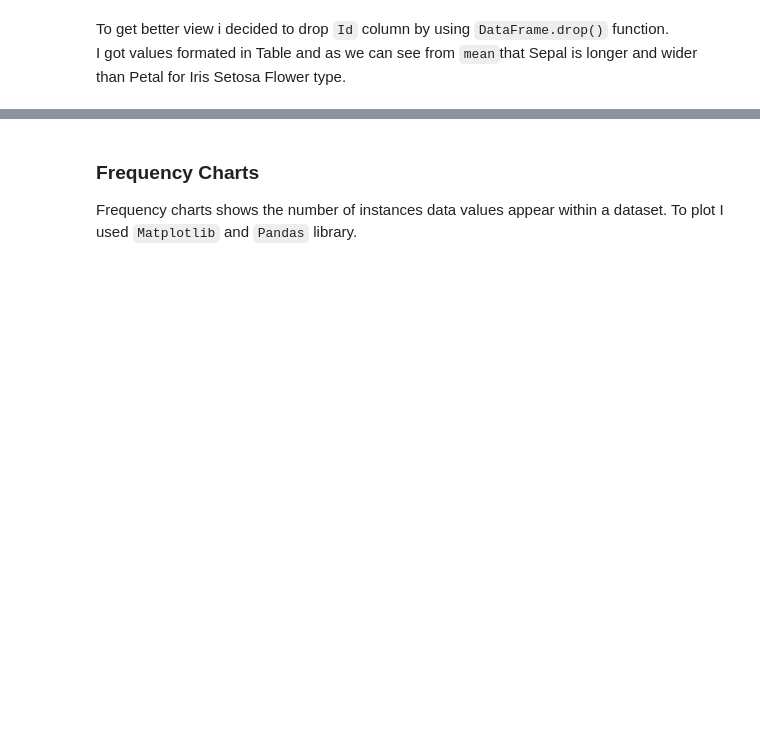
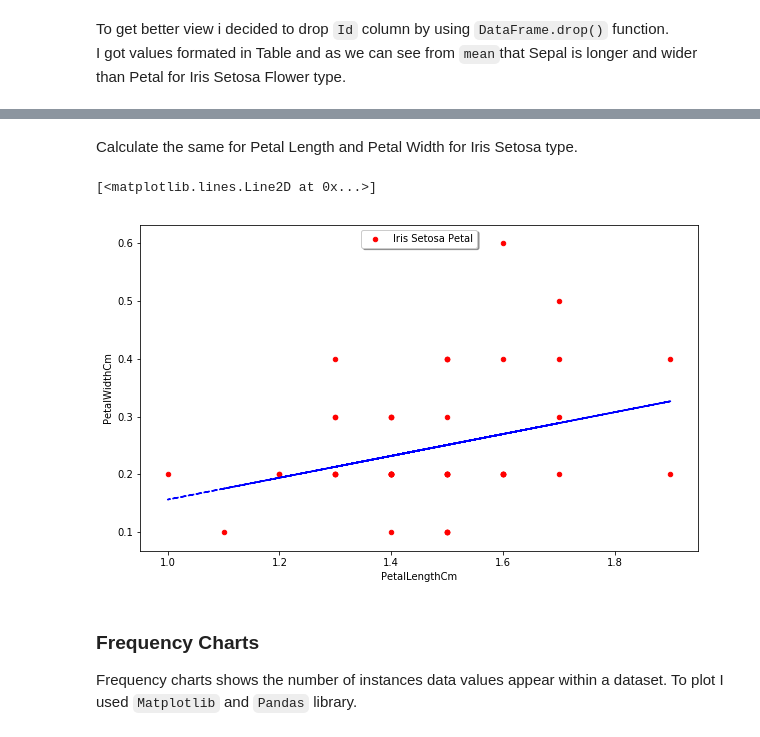
Before and after one commit to Slawak1/pands-project, a Jupyter notebook: IrisProject2019.ipynb, the cells around one changed output, grey strips where cells are left out. Cells and saved outputs as stored; diff of their text form; code cells hidden in the pictures; blank space fills up the shorter version.

```diff
--- a/IrisProject2019.ipynb
+++ b/IrisProject2019.ipynb
@@ -174,3 +203,25 @@ dfSetosa.plot(
+# %% [markdown]
+Calculate the same for Petal Length and Petal Width for Iris Setosa type.
+# %%
+dfSetosa.plot(
+    kind='scatter',
+    x='PetalLengthCm',
+    y='PetalWidthCm',
+    color='red',
+    label='Iris Setosa Petal',
+    figsize=(10,6))
+
+plt.legend(
+    loc='upper center',
+    shadow=True,
+    frameon = True)
+
+z = np.polyfit(dfSetosa['PetalLengthCm'], dfSetosa['PetalWidthCm'], 1)
+p = np.poly1d(z)
+plt.plot(dfSetosa['PetalLengthCm'],p(dfSetosa['PetalLengthCm']), "b--",)
+# %% [output]
+[<matplotlib.lines.Line2D at 0x...>]
+[figure, added]
 # %% [markdown]
 ### Frequency Charts
 Frequency charts shows the number of instances data values appear within a dataset. To plot I used `Matplotlib` and `Pandas` library.
```
Also changed, not shown: parts of 26 cells of this notebook.
